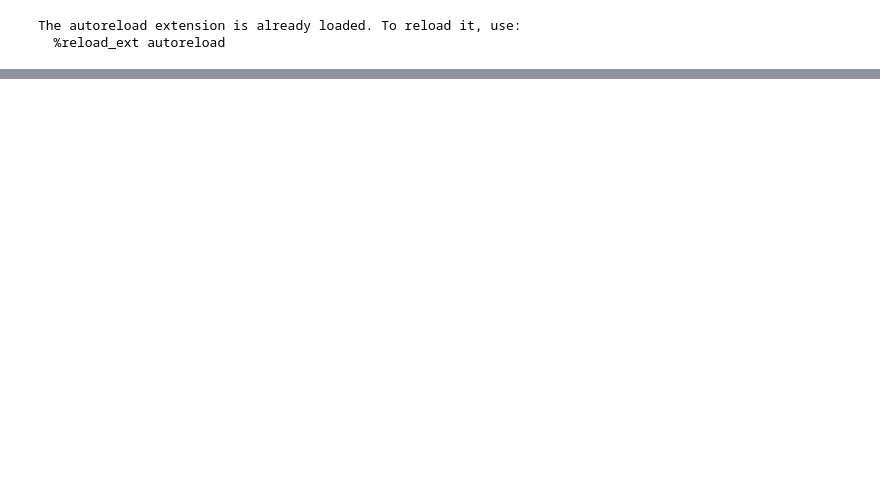
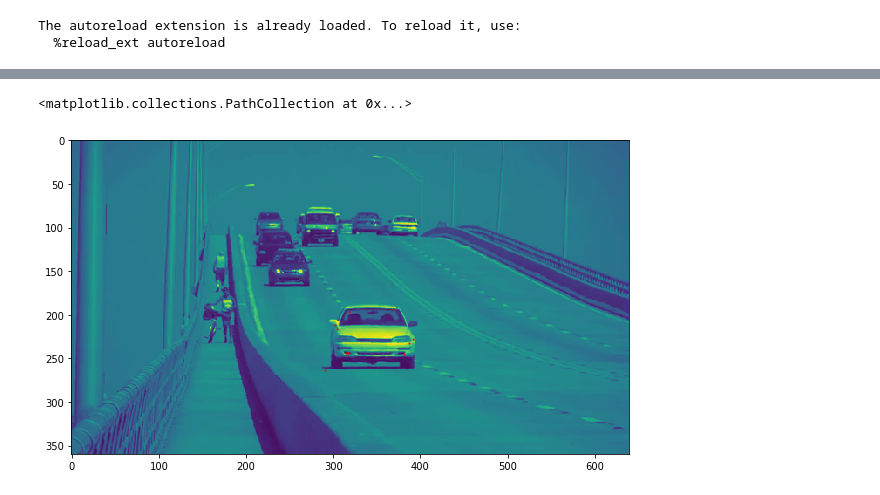
Before and after one commit to shortstheory/cis581-3b, a Jupyter notebook: Playground.ipynb, the cells around one changed output, grey strips where cells are left out. Drawn from its saved outputs; the diff is of its cells as text; code cells hidden in the pictures; blank space fills up the shorter version.

```diff
--- a/Playground.ipynb
+++ b/Playground.ipynb
@@ -47,0 +66,8 @@ X,Y=estimateAllTranslation(_x,_y,currentFrame,nextFrame)
+# %%
+plt.imshow(cv2.cvtColor(nextFrame,cv2.COLOR_BGR2GRAY))
+fig = plt.gcf()
+ax1 = fig.add_subplot(111)
+ax1.scatter(X,Y,c='r',s=1)
+# %% [output]
+<matplotlib.collections.PathCollection at 0x...>
+[figure, added]
```
Also changed, not shown: parts of 4 cells of this notebook, 2 other files.
